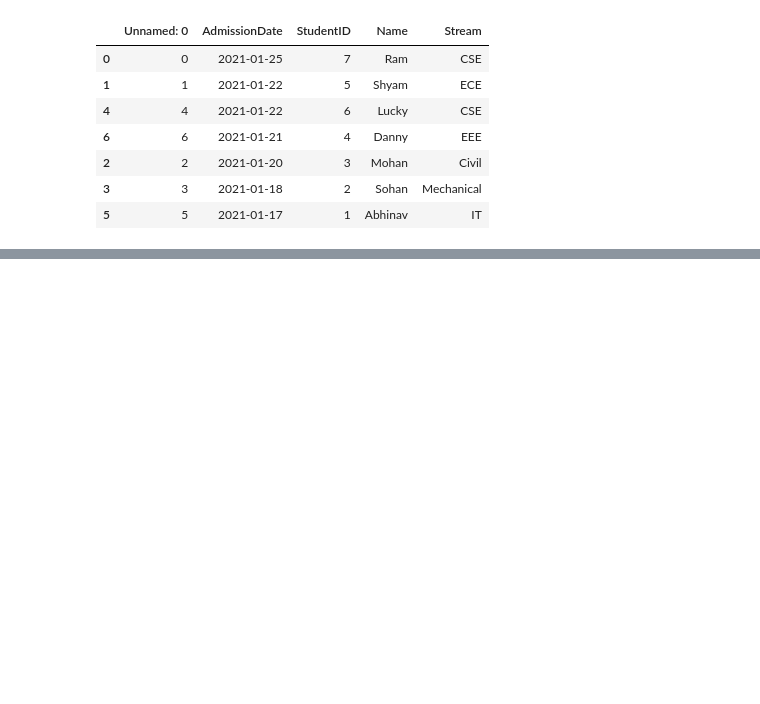
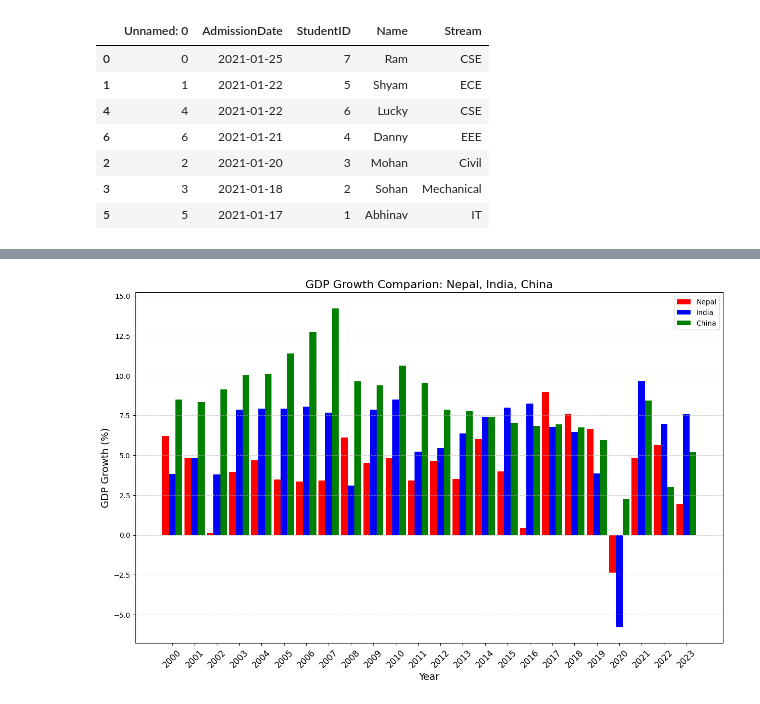
Before and after one commit to Samyog10/Python, a Jupyter notebook: week_4.ipynb, the cells around one changed output, grey strips where cells are left out. Cells and saved outputs as stored; diff of their text form; code cells hidden in the pictures; blank space fills up the shorter version.

```diff
--- a/week_4.ipynb
+++ b/week_4.ipynb
@@ -320,0 +325,25 @@ sort_by_date
+# %%
+import pandas as pd
+import matplotlib.pyplot as plt
+nep_ind_china_gdp_data = pd.read_csv('data/nep-india-china-gdp.csv')
+#set up the figure size
+plt.figure(figsize=(15,9))
+#define the width of the bars
+width = 0.3
+x = range(len(nep_ind_china_gdp_data['Year']))
+#plotting the bars for Nep Ind and China
+plt.bar([i - width for i in x], nep_ind_china_gdp_data['Nepal'], width=width, label='Nepal', color='Red')
+plt.bar(x, nep_ind_china_gdp_data['India'], width=width, label='India',color='blue')
+plt.bar([i + width for i in x], nep_ind_china_gdp_data['China'], width=width, label='China', color='green')
+
+#adding titles and labels
+plt.title('GDP Growth Comparion: Nepal, India, China',fontsize=16)
+plt.xlabel('Year', fontsize=14)
+plt.ylabel('GDP Growth (%)', fontsize=14)
+plt.xticks(x, nep_ind_china_gdp_data['Year'], fontsize=12, rotation=45 )
+plt.legend()
+
+plt.grid(axis='y',linestyle='--', alpha=0.6)
+plt.show()
+# %% [output]
+[figure, added]
```
Also changed, not shown: parts of 8 cells of this notebook.
